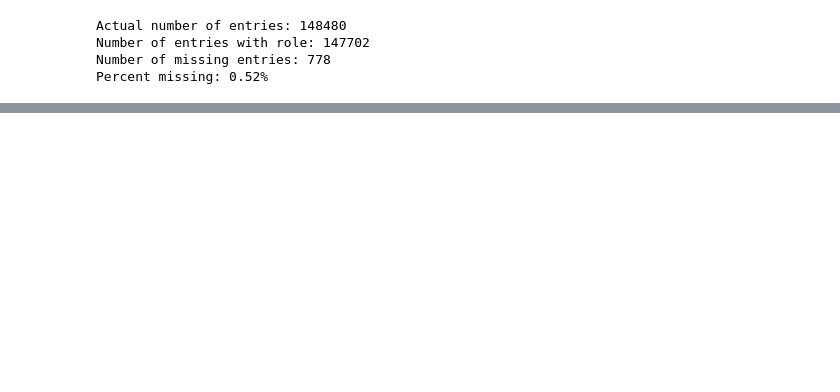
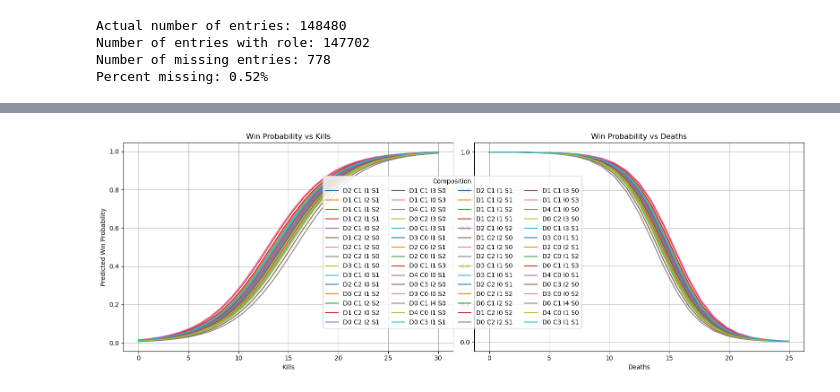
Before and after one commit to RosyTCosy/CS345-Final-Project, a Jupyter notebook: final_project.ipynb, the cells around one changed output, grey strips where cells are left out. Saved outputs shown, nothing was run; the diff lists cells and outputs as text; code cells hidden in the pictures; blank space fills up the shorter version.

Commit message:
Logistic Regression and Markdown updates

```diff
--- a/final_project.ipynb
+++ b/final_project.ipynb
@@ -405,0 +249,12 @@ Prediction for test data: [[6.01680931e-04 9.99398319e-01]]
+# %%
+# Testing max iters on Logistic Regression
+iters = [20,30,40,50,75,100, 200, 500, 1000, 2000]
+data = []
+
+for iter in iters:
+    lr = LogisticRegression(max_iter=iter, random_state=42)
+    lr.fit(X_train_scaled, y_train)
+    accuracy = lr.score(X_test_scaled, y_test)
+    data.append((iter, accuracy))
+
+pd.DataFrame(data, columns=["Max Iterations", "Accuracy"])
@@ -405,0 +425,76 @@ Prediction for test data: [[6.01680931e-04 9.99398319e-01]]
+# %%
+import matplotlib.pyplot as plt
+import numpy as np
+
+fig, axes = plt.subplots(1, 2, figsize=(16, 6))
+
+ax = axes[0]
+for _, row in top_comps.iterrows():
+    d_role = row["duelists"]
+    c_role = row["controllers"]
+    i_role = row["initiators"]
+    s_role = row["sentinels"]
+    label  = row["label"]
+
+    n = kills_grid.shape[0]
+
+    X_grid_raw = np.column_stack([
+        kills_grid,
+        np.full(n, mean_deaths),
+        np.full(n, mean_assists),
+        np.full(n, mean_hs),
+        np.full(n, mean_econ),
+        np.full(n, d_role),
+        np.full(n, c_role),
+        np.full(n, i_role),
+        np.full(n, s_role),
+    ])
+
+    X_scaled = transform_features(X_grid_raw)
+    win_prob = lr.predict_proba(X_scaled)[:, 1]
+
+    ax.plot(kills_grid, win_prob, label=label)
+
+ax.set_title("Win Probability vs Kills")
+ax.set_xlabel("Kills")
+ax.set_ylabel("Predicted Win Probability")
+ax.grid(True)
+
+
+ax = axes[1]
+for _, row in top_comps.iterrows():
+    d_role = row["duelists"]
+    c_role = row["controllers"]
+    i_role = row["initiators"]
+    s_role = row["sentinels"]
+    label  = row["label"]
+
+    n = deaths_grid.shape[0]
+
+    X_grid_raw = np.column_stack([
+        np.full(n, mean_kills),
+        deaths_grid,
+        np.full(n, mean_assists),
+        np.full(n, mean_hs),
+        np.full(n, mean_econ),
+        np.full(n, d_role),
+        np.full(n, c_role),
+        np.full(n, i_role),
+        np.full(n, s_role),
+    ])
+
+    X_scaled = transform_features(X_grid_raw)
+    win_prob = lr.predict_proba(X_scaled)[:, 1]
+
+    ax.plot(deaths_grid, win_prob, label=label)
+
+ax.set_title("Win Probability vs Deaths")
+ax.set_xlabel("Deaths")
+ax.grid(True)
+
+fig.legend(title="Composition", loc="center", ncol=4)
+fig.tight_layout(rect=[0, 0.07, 1, 1])
+
+plt.show()
+# %% [output]
+[figure, added]
```
Also changed, not shown: parts of 22 cells of this notebook.
